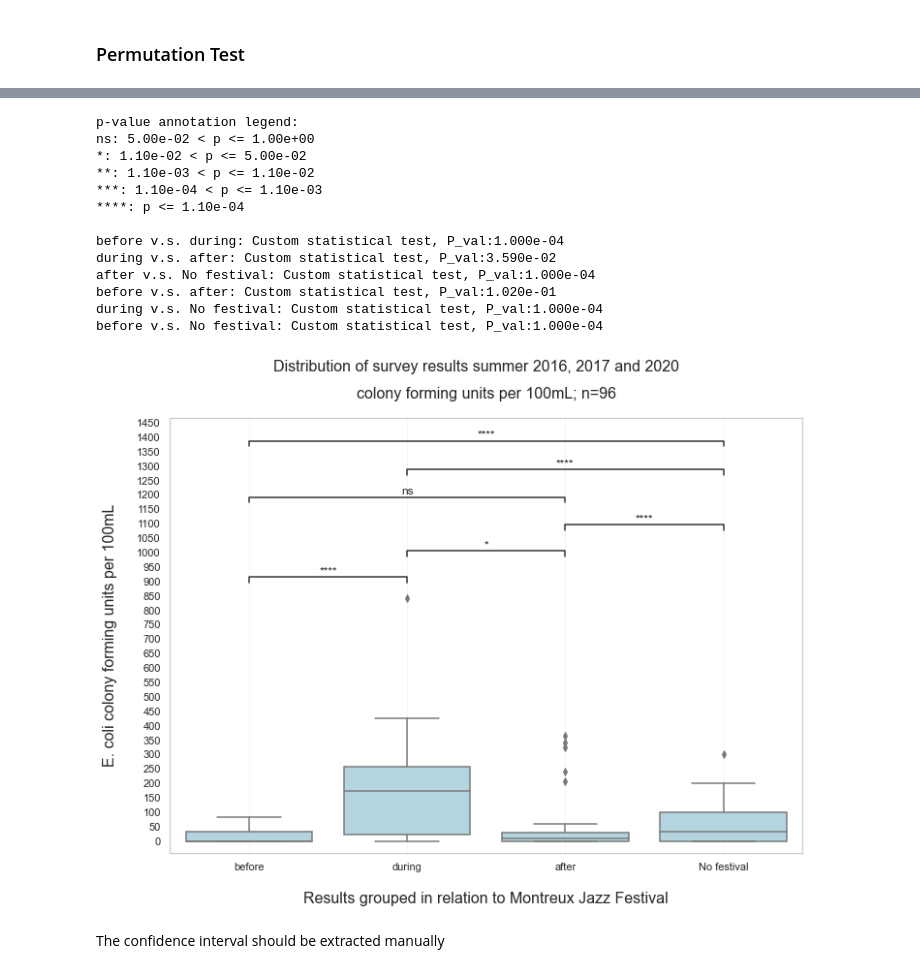
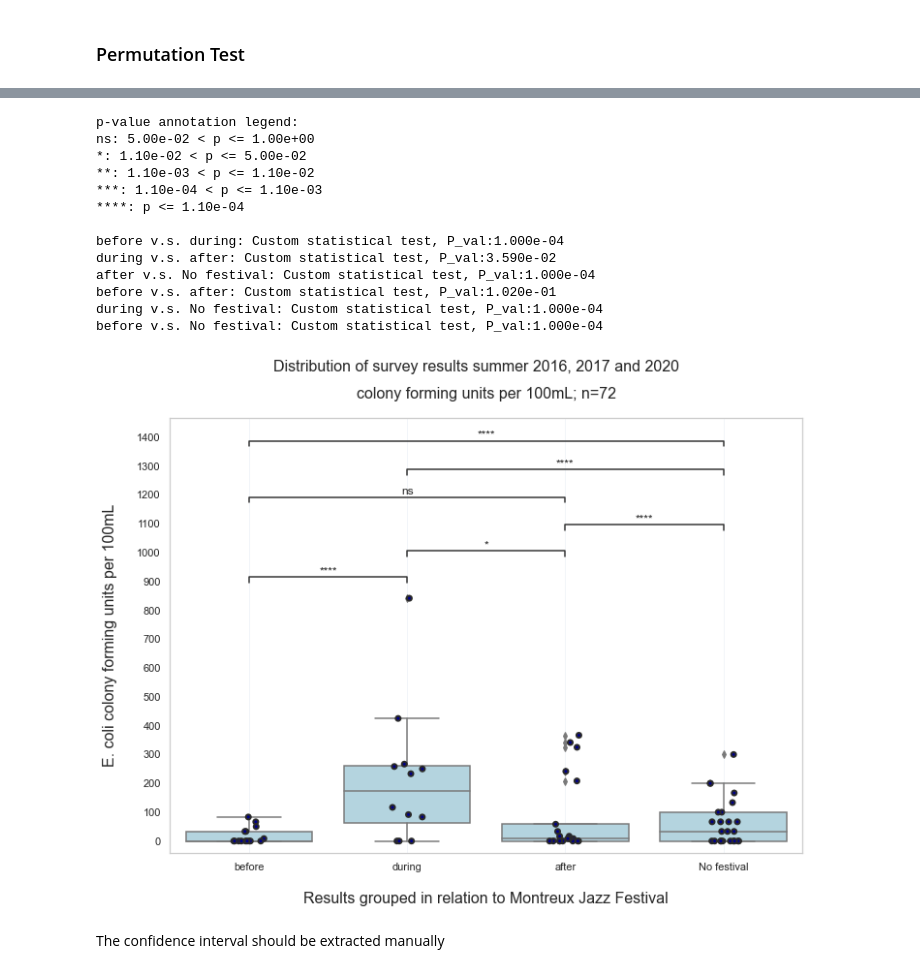
Before and after one commit to Hackuarium/montreux-water-quality, a Jupyter notebook: 2-plots.ipynb, the cells around one changed output, grey strips where cells are left out. Drawn from its saved outputs; the diff is of its cells as text; code cells hidden in the pictures.

```diff
--- a/2-plots.ipynb
+++ b/2-plots.ipynb
@@ -327,7 +343,7 @@ nofestival = A2.query('year == 20').copy()
 nofestival['festival'] = 'No festival'
 
 barplot = pd.concat([festival, nofestival])
-barplot = barplot[barplot.name.str.contains('Bioindicator')]
+barplot = barplot[barplot.name.str.contains('Bioindicator')].query('name != "Bioindicator UV+ 17"')
 barplot
 # %% [output]
 |  | Date | Location | festival | rooms | year | rain | total | week | Date_dt | cfu | name |
@@ -411,40 +426,40 @@ pvalues = [0.0001,0.1020,0.0359, 0.0001, 0.0001,0.0001 ]
 
 
 ax = sns.boxplot(x=x, y=y, data=data, order=order, color='lightblue')
-#sns.stripplot(ax=ax, x=x, y=y, data=data, alpha=1, linewidth=2, order=order, color='darkblue')
+sns.stripplot(ax=ax, x=x, y=y, data=data, alpha=1, linewidth=2, order=order, color='darkblue')
 
 ax.xaxis.grid(which="major", color='b', linewidth=0.7, alpha=0.1)
 ax.set_xlabel("Results grouped in relation to Montreux Jazz Festival", size=16, labelpad=20)
 ax.set_ylabel("E. coli colony forming units per 100mL", size=16, labelpad=20)
 plt.suptitle("Distribution of survey results summer 2016, 2017 and 2020" , fontsize=16, family='sans')
 plt.title(f"colony forming units per 100mL; n={len(barplot)}", fontsize=16, family='sans', y=1.03)
-ax.yaxis.set_major_locator(ticker.MultipleLocator(50))
+ax.yaxis.set_major_locator(ticker.MultipleLocator(100))
 
 
 test_results = add_stat_annotation(ax, data=data, x=x, y=y, order=order, fontsize='medium',
                                    box_pairs=box_pairs,
                                    perform_stat_test=False, pvalues=pvalues, test_short_name=test_short_name,
                                    show_test_name=False,text_format='star',
                                    pvalue_thresholds=[[1.1e-4, "****"], [1.1e-3, "***"], [1.1e-2, "**"], [0.05, "*"], [1, "ns"]],verbose=2)
 test_results
 
 plt.savefig(f"plots/permutation_test_distribution.svg")
 plt.savefig(f"plots/permutation_test_distribution.png")
 # %% [output]
 p-value annotation legend:
 ns: 5.00e-02 < p <= 1.00e+00
 *: 1.10e-02 < p <= 5.00e-02
 **: 1.10e-03 < p <= 1.10e-02
 ***: 1.10e-04 < p <= 1.10e-03
 ****: p <= 1.10e-04
 
 before v.s. during: Custom statistical test, P_val:1.000e-04
 during v.s. after: Custom statistical test, P_val:3.590e-02
 after v.s. No festival: Custom statistical test, P_val:1.000e-04
 before v.s. after: Custom statistical test, P_val:1.020e-01
 during v.s. No festival: Custom statistical test, P_val:1.000e-04
 before v.s. No festival: Custom statistical test, P_val:1.000e-04
-[figure, old version]
+[figure, new version]
 # %% [markdown]
 The confidence interval should be extracted manually
 # %%
```
Also changed, not shown: parts of 11 cells of this notebook, 16 other files.
